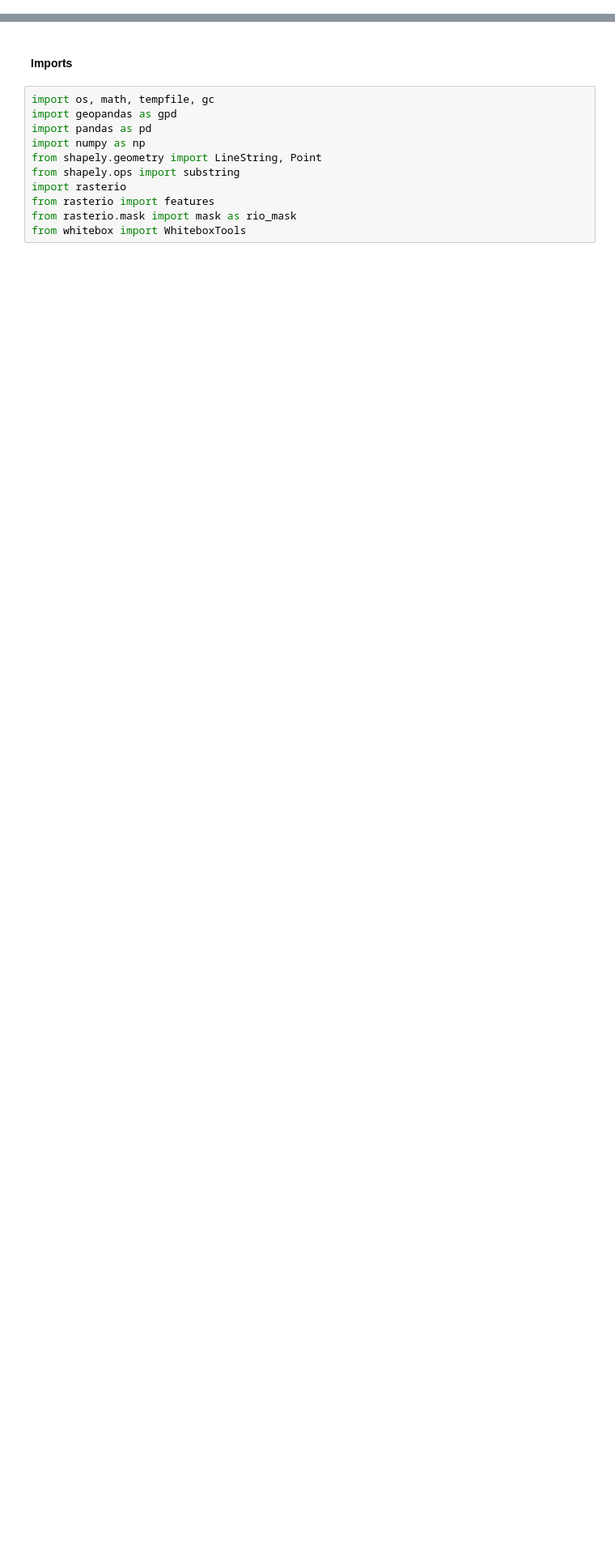
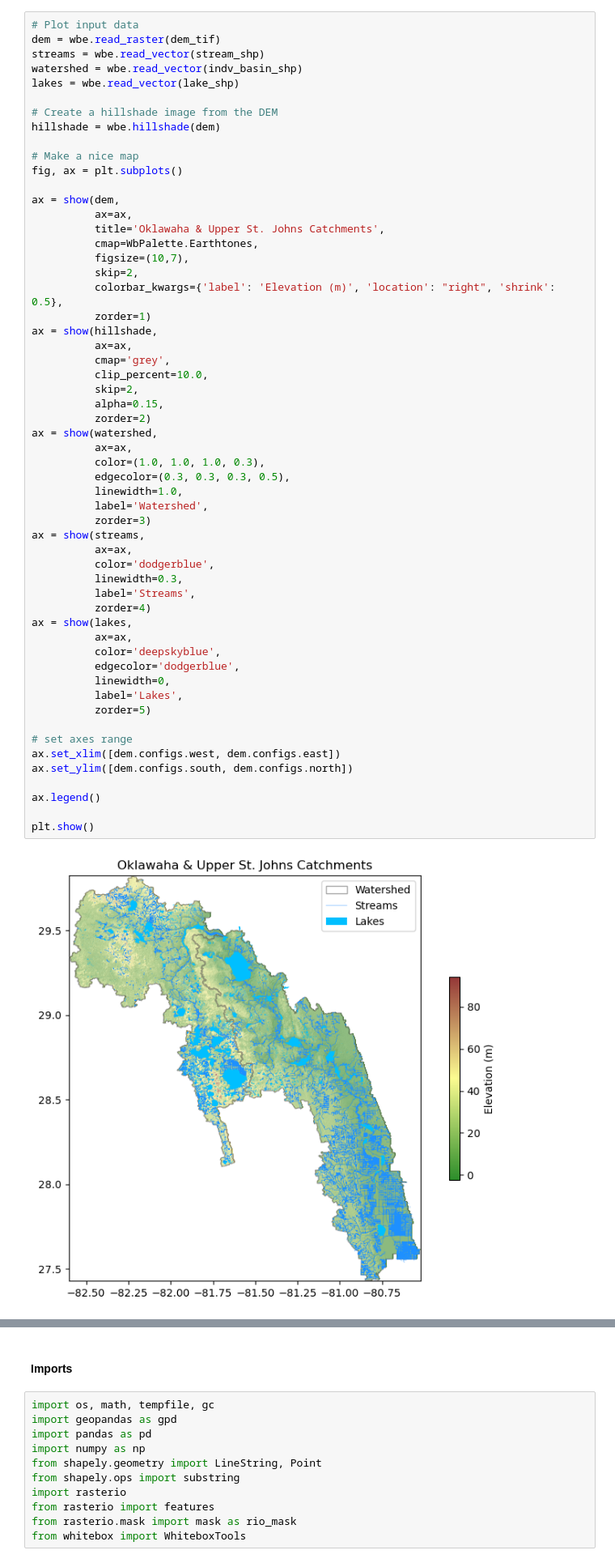
Before and after one commit to harrisbienn/whitebox, a Jupyter notebook: wbt_hydroenforced_tc.ipynb, the cells around one changed output, grey strips where cells are left out. Shown at 81% size. Drawn from its saved outputs; the diff is of its cells as text; blank space fills up the shorter version.

```diff
--- a/wbt_hydroenforced_tc.ipynb
+++ b/wbt_hydroenforced_tc.ipynb
@@ -79,0 +86,58 @@ print(f"Saved Tc flow paths to {output_shp}")
+# %%
+# Plot input data
+dem = wbe.read_raster(dem_tif)
+streams = wbe.read_vector(stream_shp)
+watershed = wbe.read_vector(indv_basin_shp)
+lakes = wbe.read_vector(lake_shp)
+
+# Create a hillshade image from the DEM
+hillshade = wbe.hillshade(dem)
+
+# Make a nice map
+fig, ax = plt.subplots()
+
+ax = show(dem,
+          ax=ax,
+          title='Oklawaha & Upper St. Johns Catchments',
+          cmap=WbPalette.Earthtones,
+          figsize=(10,7),
+          skip=2,
+          colorbar_kwargs={'label': 'Elevation (m)', 'location': "right", 'shrink': 0.5},
+          zorder=1)
+ax = show(hillshade,
+          ax=ax,
+          cmap='grey',
+          clip_percent=10.0,
+          skip=2,
+          alpha=0.15,
+          zorder=2)
+ax = show(watershed,
+          ax=ax,
+          color=(1.0, 1.0, 1.0, 0.3),
+          edgecolor=(0.3, 0.3, 0.3, 0.5),
+          linewidth=1.0,
+          label='Watershed',
+          zorder=3)
+ax = show(streams,
+          ax=ax,
+          color='dodgerblue',
+          linewidth=0.3,
+          label='Streams',
+          zorder=4)
+ax = show(lakes,
+          ax=ax,
+          color='deepskyblue',
+          edgecolor='dodgerblue',
+          linewidth=0,
+          label='Lakes',
+          zorder=5)
+
+# set axes range
+ax.set_xlim([dem.configs.west, dem.configs.east])
+ax.set_ylim([dem.configs.south, dem.configs.north])
+
+ax.legend()
+
+plt.show()
+# %% [output]
+[figure, added]
```
Also changed, not shown: parts of 35 cells of this notebook.
